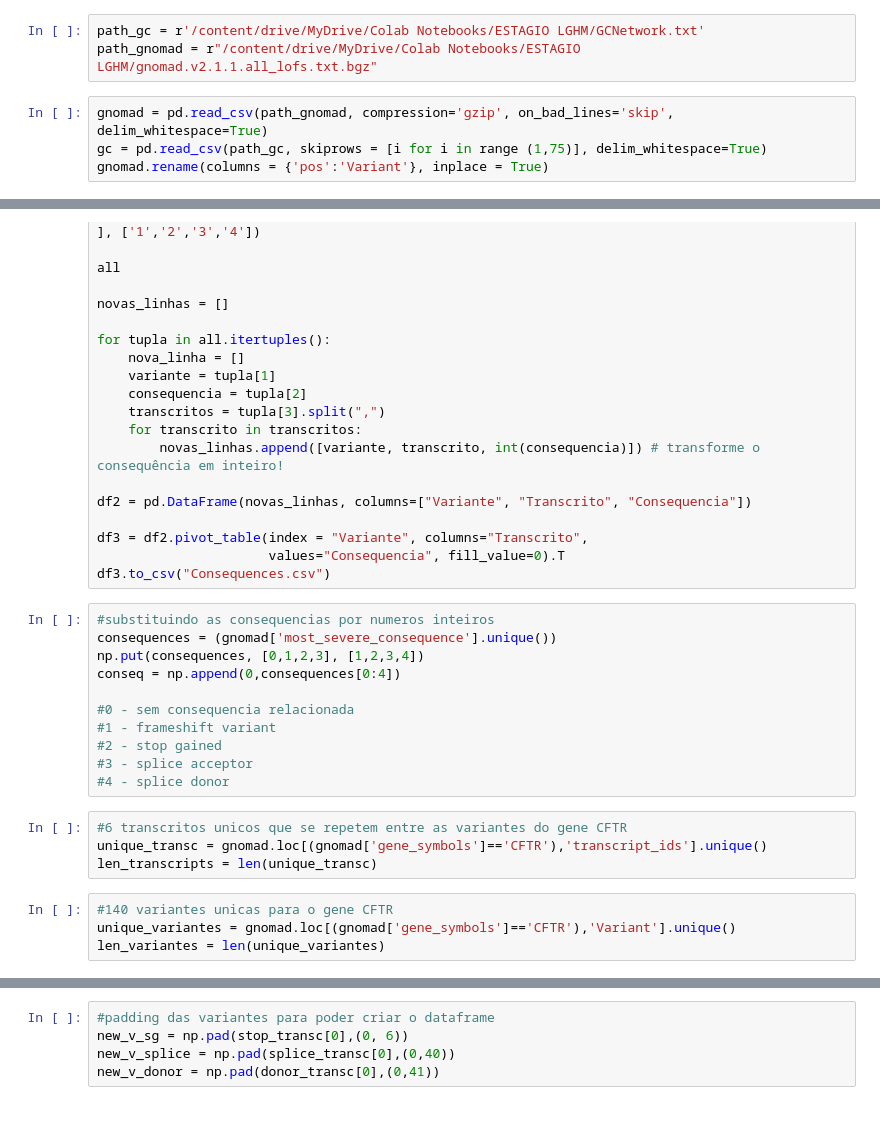
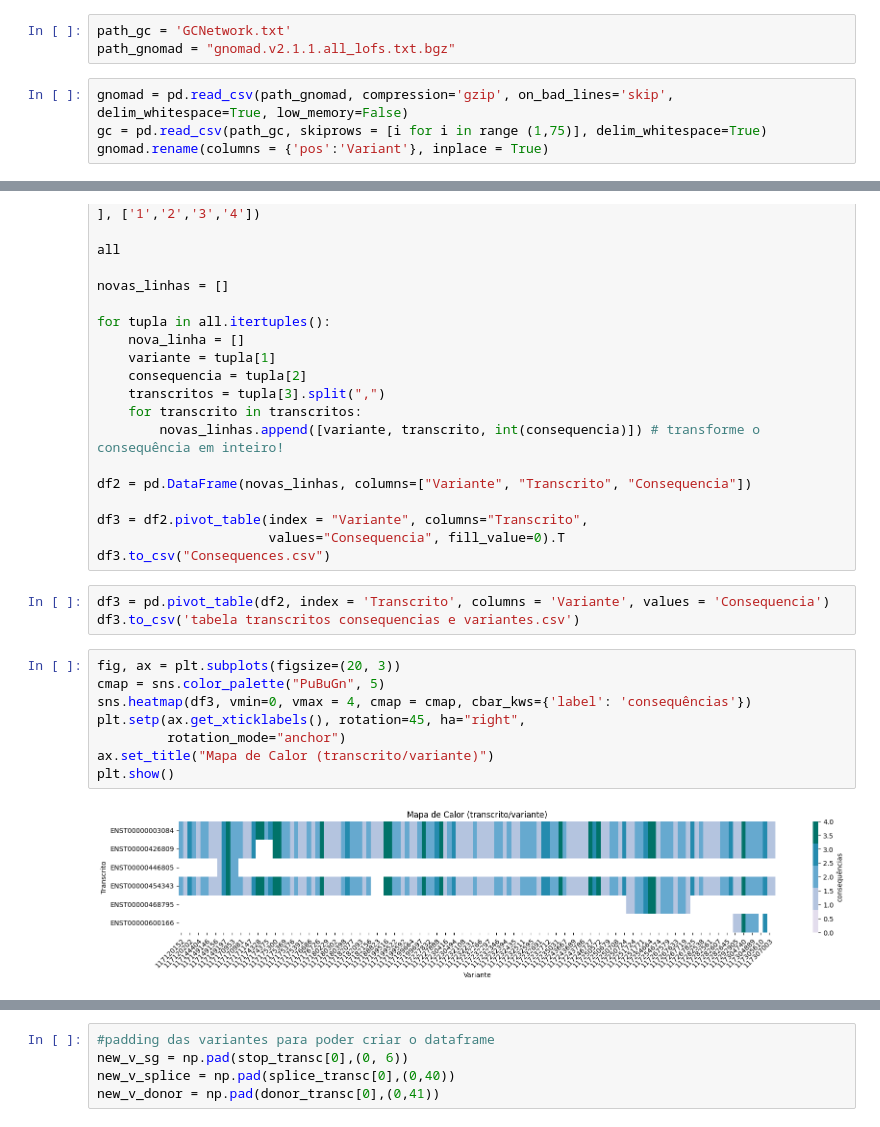
Before and after one commit to Rafaelca70x/estagio-bio-info-LGHM, a Jupyter notebook: tarefa1.ipynb, the cells around one changed output, grey strips where cells are left out. Cells and saved outputs as stored; diff of their text form.

```diff
--- a/tarefa1.ipynb
+++ b/tarefa1.ipynb
@@ -10,8 +6,8 @@ import matplotlib.pyplot as plt
 # %%
-path_gc = r'/content/drive/MyDrive/Colab Notebooks/ESTAGIO LGHM/GCNetwork.txt'
-path_gnomad = r"/content/drive/MyDrive/Colab Notebooks/ESTAGIO LGHM/gnomad.v2.1.1.all_lofs.txt.bgz"
+path_gc = 'GCNetwork.txt'
+path_gnomad = "gnomad.v2.1.1.all_lofs.txt.bgz"
 # %%
-gnomad = pd.read_csv(path_gnomad, compression='gzip', on_bad_lines='skip', delim_whitespace=True)
+gnomad = pd.read_csv(path_gnomad, compression='gzip', on_bad_lines='skip', delim_whitespace=True, low_memory=False)
 gc = pd.read_csv(path_gc, skiprows = [i for i in range (1,75)], delim_whitespace=True)
 gnomad.rename(columns = {'pos':'Variant'}, inplace = True)
 # %% [markdown]
@@ -70,22 +53,16 @@ df2 = pd.DataFrame(novas_linhas, columns=["Variante", "Transcrito", "Consequenci
 df3 = df2.pivot_table(index = "Variante", columns="Transcrito",
                       values="Consequencia", fill_value=0).T
 df3.to_csv("Consequences.csv")
-# %%
-#substituindo as consequencias por numeros inteiros
-consequences = (gnomad['most_severe_consequence'].unique())
-np.put(consequences, [0,1,2,3], [1,2,3,4])
-conseq = np.append(0,consequences[0:4])
-
-#0 - sem consequencia relacionada
-#1 - frameshift variant
-#2 - stop gained
-#3 - splice acceptor
-#4 - splice donor
-# %%
-#6 transcritos unicos que se repetem entre as variantes do gene CFTR
-unique_transc = gnomad.loc[(gnomad['gene_symbols']=='CFTR'),'transcript_ids'].unique()
-len_transcripts = len(unique_transc)
-# %%
-#140 variantes unicas para o gene CFTR
-unique_variantes = gnomad.loc[(gnomad['gene_symbols']=='CFTR'),'Variant'].unique()
-len_variantes = len(unique_variantes)
+# %%
+df3 = pd.pivot_table(df2, index = 'Transcrito', columns = 'Variante', values = 'Consequencia')
+df3.to_csv('tabela transcritos consequencias e variantes.csv')
+# %%
+fig, ax = plt.subplots(figsize=(20, 3))
+cmap = sns.color_palette("PuBuGn", 5)
+sns.heatmap(df3, vmin=0, vmax = 4, cmap = cmap, cbar_kws={'label': 'consequências'})
+plt.setp(ax.get_xticklabels(), rotation=45, ha="right",
+         rotation_mode="anchor")
+ax.set_title("Mapa de Calor (transcrito/variante)")
+plt.show()
+# %% [output]
+[figure, added]
```
Also changed, not shown: parts of 9 cells of this notebook, 1 other file.
